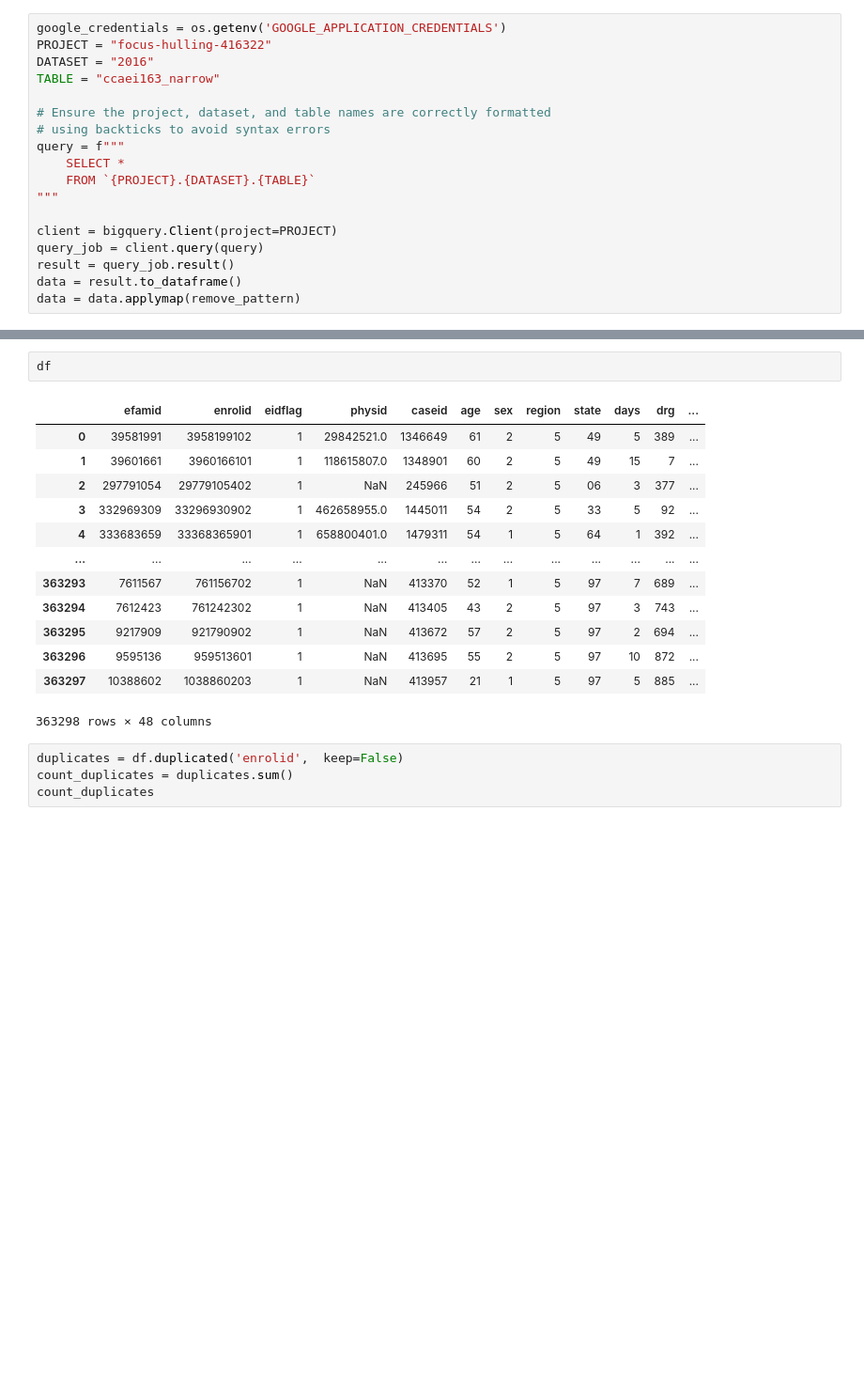
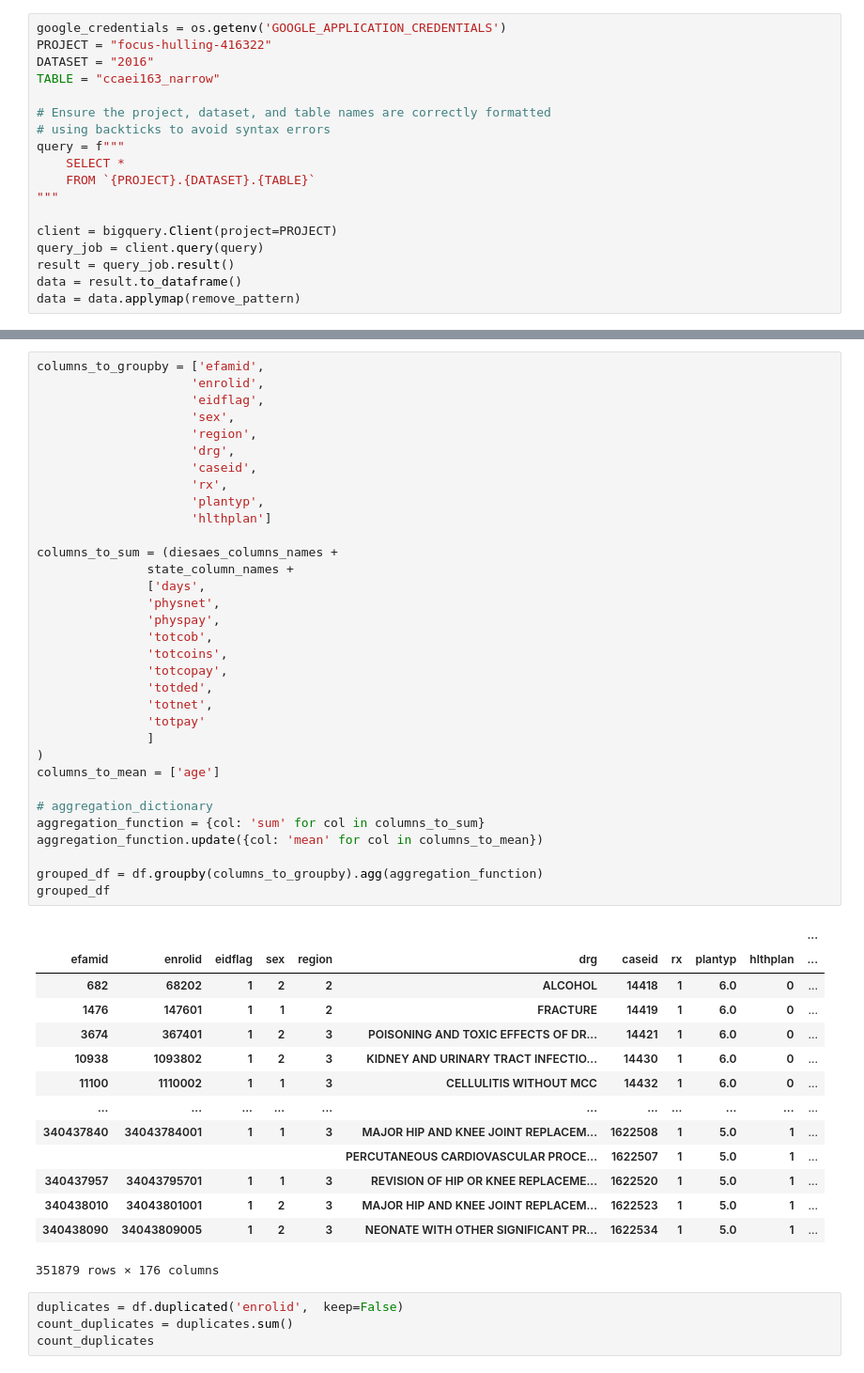
Before and after one commit to Amerigo23/Maximon, a Jupyter notebook: notebooks/model.ipynb, the cells around one changed output, grey strips where cells are left out. Shown: that part at 94% size. Saved outputs shown, nothing was run; the diff lists cells and outputs as text; blank space fills up the shorter version.

```diff
--- a/notebooks/model.ipynb
+++ b/notebooks/model.ipynb
@@ -314,19 +113,51 @@ df = df.drop('state', axis=1)
-# %%
-df
-# %% [output]
-|  | efamid | enrolid | eidflag | physid | caseid | age | sex | region | state | days | drg | ... |
-| 0 | 39581991 | 3958199102 | 1 | 29842521.0 | 1346649 | 61 | 2 | 5 | 49 | 5 | 389 | ... |
-| 1 | 39601661 | 3960166101 | 1 | 118615807.0 | 1348901 | 60 | 2 | 5 | 49 | 15 | 7 | ... |
-| 2 | 297791054 | 29779105402 | 1 | NaN | 245966 | 51 | 2 | 5 | 06 | 3 | 377 | ... |
-| 3 | 332969309 | 33296930902 | 1 | 462658955.0 | 1445011 | 54 | 2 | 5 | 33 | 5 | 92 | ... |
-| 4 | 333683659 | 33368365901 | 1 | 658800401.0 | 1479311 | 54 | 1 | 5 | 64 | 1 | 392 | ... |
-| ... | ... | ... | ... | ... | ... | ... | ... | ... | ... | ... | ... | ... |
-| 363293 | 7611567 | 761156702 | 1 | NaN | 413370 | 52 | 1 | 5 | 97 | 7 | 689 | ... |
-| 363294 | 7612423 | 761242302 | 1 | NaN | 413405 | 43 | 2 | 5 | 97 | 3 | 743 | ... |
-| 363295 | 9217909 | 921790902 | 1 | NaN | 413672 | 57 | 2 | 5 | 97 | 2 | 694 | ... |
-| 363296 | 9595136 | 959513601 | 1 | NaN | 413695 | 55 | 2 | 5 | 97 | 10 | 872 | ... |
-| 363297 | 10388602 | 1038860203 | 1 | NaN | 413957 | 21 | 1 | 5 | 97 | 5 | 885 | ... |
-363298 rows × 48 columns
+# %%
+columns_to_groupby = ['efamid',
+                     'enrolid',
+                     'eidflag',
+                     'sex',
+                     'region',
+                     'drg',
+                     'caseid',
+                     'rx',
+                     'plantyp',
+                     'hlthplan']
+
+columns_to_sum = (diesaes_columns_names +
+               state_column_names +
+               ['days',
+               'physnet',
+               'physpay',
+               'totcob',
+               'totcoins',
+               'totcopay',
+               'totded',
+               'totnet',
+               'totpay'
+               ]
+)
+columns_to_mean = ['age']
+
+# aggregation_dictionary
+aggregation_function = {col: 'sum' for col in columns_to_sum}
+aggregation_function.update({col: 'mean' for col in columns_to_mean})
+
+grouped_df = df.groupby(columns_to_groupby).agg(aggregation_function)
+grouped_df
+# %% [output]
+|  |  |  |  |  |  |  |  |  |  | ... |
+| efamid | enrolid | eidflag | sex | region | drg | caseid | rx | plantyp | hlthplan | ... |
+| 682 | 68202 | 1 | 2 | 2 | ALCOHOL | 14418 | 1 | 6.0 | 0 | ... |
+| 1476 | 147601 | 1 | 1 | 2 | FRACTURE | 14419 | 1 | 6.0 | 0 | ... |
+| 3674 | 367401 | 1 | 2 | 3 | POISONING AND TOXIC EFFECTS OF DR... | 14421 | 1 | 6.0 | 0 | ... |
+| 10938 | 1093802 | 1 | 2 | 3 | KIDNEY AND URINARY TRACT INFECTIO... | 14430 | 1 | 6.0 | 0 | ... |
+| 11100 | 1110002 | 1 | 1 | 3 | CELLULITIS WITHOUT MCC | 14432 | 1 | 6.0 | 0 | ... |
+| ... | ... | ... | ... | ... | ... | ... | ... | ... | ... | ... |
+| 340437840 | 34043784001 | 1 | 1 | 3 | MAJOR HIP AND KNEE JOINT REPLACEM... | 1622508 | 1 | 5.0 | 1 | ... |
+|  |  |  |  |  | PERCUTANEOUS CARDIOVASCULAR PROCE... | 1622507 | 1 | 5.0 | 1 | ... |
+| 340437957 | 34043795701 | 1 | 1 | 3 | REVISION OF HIP OR KNEE REPLACEME... | 1622520 | 1 | 5.0 | 1 | ... |
+| 340438010 | 34043801001 | 1 | 2 | 3 | MAJOR HIP AND KNEE JOINT REPLACEM... | 1622523 | 1 | 5.0 | 1 | ... |
+| 340438090 | 34043809005 | 1 | 2 | 3 | NEONATE WITH OTHER SIGNIFICANT PR... | 1622534 | 1 | 5.0 | 1 | ... |
+351879 rows × 176 columns
 # %%
 duplicates = df.duplicated('enrolid',  keep=False)
 count_duplicates = duplicates.sum()
```
Also changed, not shown: parts of 9 cells of this notebook, 2 other files.
